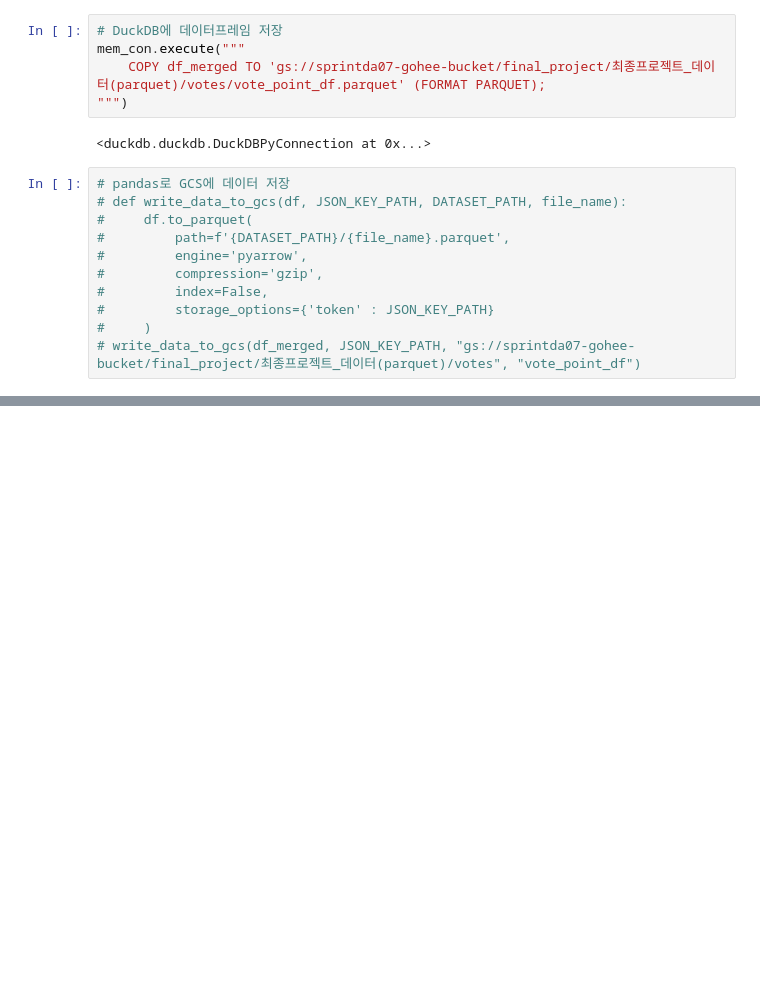
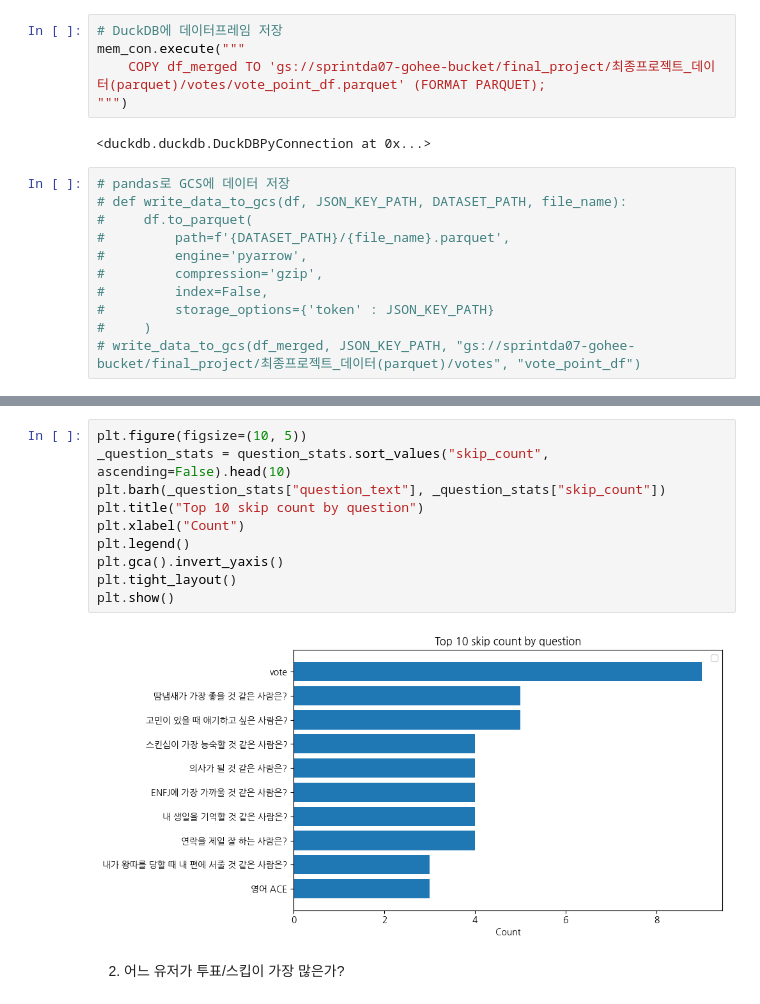
Before and after one commit to goheejieuri/final_project_team3, a Jupyter notebook: eunji.ipynb, the cells around one changed output, grey strips where cells are left out. Saved outputs shown, nothing was run; the diff lists cells and outputs as text; blank space fills up the shorter version.

```diff
--- a/eunji.ipynb
+++ b/eunji.ipynb
@@ -306,0 +418,14 @@ mem_con.execute("""
+# %%
+plt.figure(figsize=(10, 5))
+_question_stats = question_stats.sort_values("skip_count", ascending=False).head(10)
+plt.barh(_question_stats["question_text"], _question_stats["skip_count"])
+plt.title("Top 10 skip count by question")
+plt.xlabel("Count")
+plt.legend()
+plt.gca().invert_yaxis()
+plt.tight_layout()
+plt.show()
+# %% [output]
+[figure, added]
+# %% [markdown]
+2. 어느 유저가 투표/스킵이 가장 많은가?
```
Also changed, not shown: parts of 76 cells of this notebook, 1 other file.
